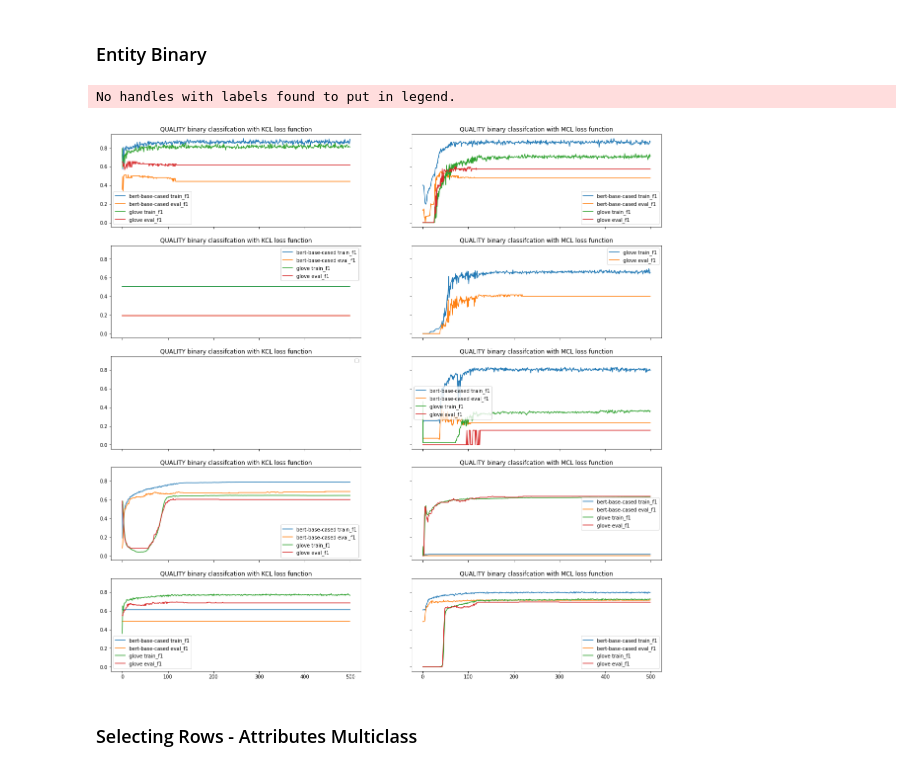
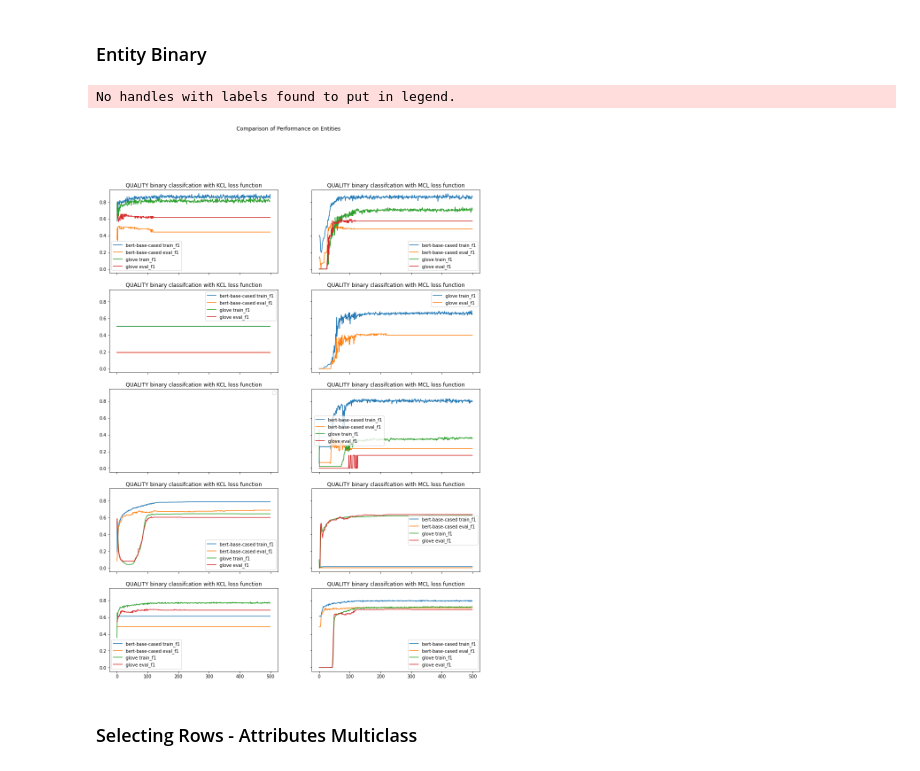
Before and after one commit to kylehiroyasu/opinion-lab-group-1.3, a Jupyter notebook: notebooks/Plotting_Results_Comparing_Embeddings_and_Losses.ipynb, the cells around one changed output. Saved outputs shown, nothing was run; the diff lists cells and outputs as text; code cells hidden in the pictures.

```diff
--- a/notebooks/Plotting_Results_Comparing_Embeddings_and_Losses.ipynb
+++ b/notebooks/Plotting_Results_Comparing_Embeddings_and_Losses.ipynb
@@ -141,7 +134,8 @@ for att in attributes:
 # %%
 title = '{} binary classifcation with {} loss function'
 
-fig, axs = plt.subplots(len(attributes), 2, sharex=True, sharey=True,figsize=(20,10))
+fig, axs = plt.subplots(len(attributes), 2, sharex=True, sharey=True,figsize=(15,20))
+fig.suptitle('Comparison of Performance on Attributes')
 
 for index, (kcl, mcl, attribute) in enumerate(itertools.zip_longest(att_rows_kcl, att_rows_mcl, attributes)):
     plots.plot_performance(kcl, 'embedding', metric='f1', subplot=axs[index,0], title=title.format(attribute, 'KCL'))
@@ -165,14 +159,15 @@ for ent in entities:
 # %%
 title = '{} binary classifcation with {} loss function'
 
-fig, axs = plt.subplots(len(entities), 2, sharex=True, sharey=True,figsize=(20,20))
+fig, axs = plt.subplots(len(entities), 2, sharex=True, sharey=True,figsize=(15,20))
+fig.suptitle('Comparison of Performance on Entities')
 
 for index, (kcl, mcl, entity) in enumerate(itertools.zip_longest(att_rows_kcl, att_rows_mcl, entities)):
     plots.plot_performance(kcl, 'embedding', metric='f1', subplot=axs[index,0], title=title.format(attribute, 'KCL'))
     plots.plot_performance(mcl, 'embedding', metric='f1', subplot=axs[index,1], title=title.format(attribute, 'MCL'))
 # %% [output]
 No handles with labels found to put in legend.
-[figure, old version]
+[figure, new version]
 # %% [markdown]
 ### Selecting Rows - Attributes Multiclass
 # %% [markdown]
```
Also changed, not shown: parts of 2 cells of this notebook.
